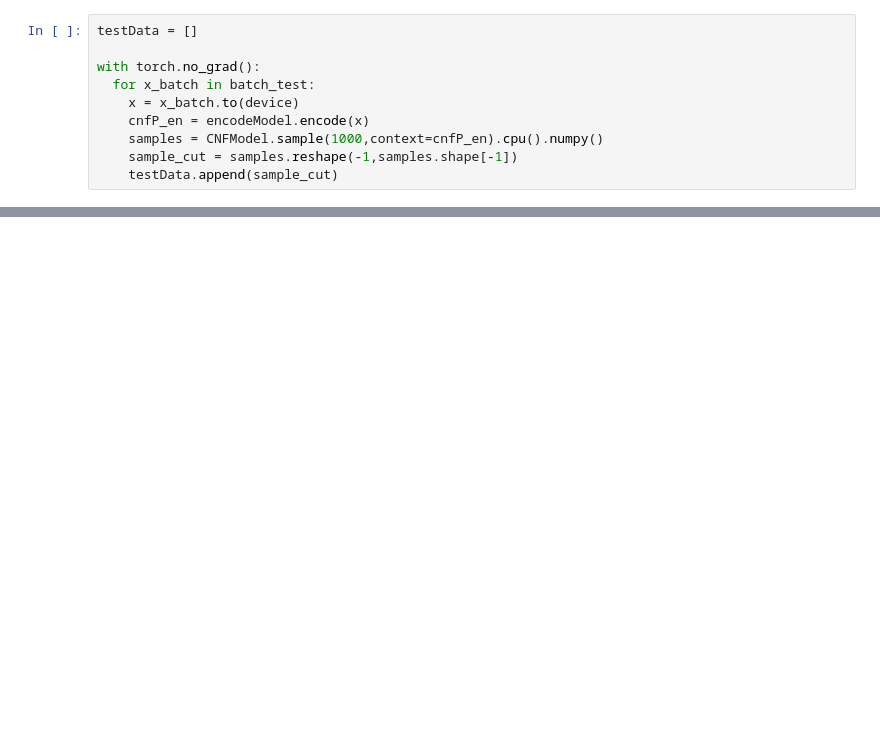
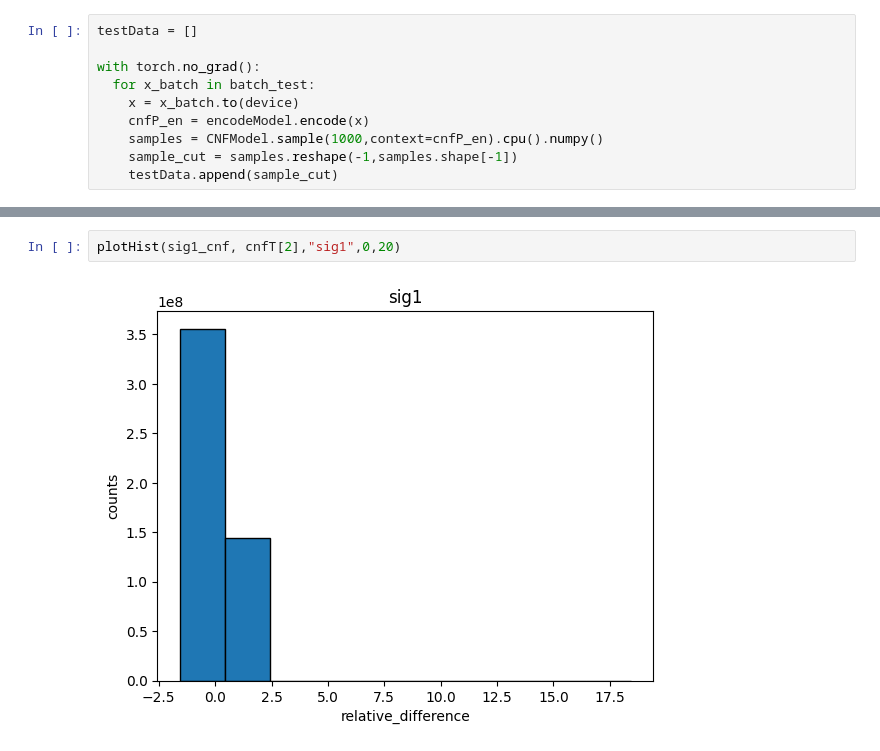
Before and after one commit to vigneshK0404/NOva_Fitter_CNF, a Jupyter notebook: CNF_Modified.ipynb, the cells around one changed output, grey strips where cells are left out. Saved outputs shown, nothing was run; the diff lists cells and outputs as text; blank space fills up the shorter version.

```diff
--- a/CNF_Modified.ipynb
+++ b/CNF_Modified.ipynb
@@ -470,0 +364,4 @@ print(cnfT)
+# %%
+plotHist(sig1_cnf, cnfT[2],"sig1",0,20)
+# %% [output]
+[figure, added]
```
Also changed, not shown: parts of 19 cells of this notebook.
